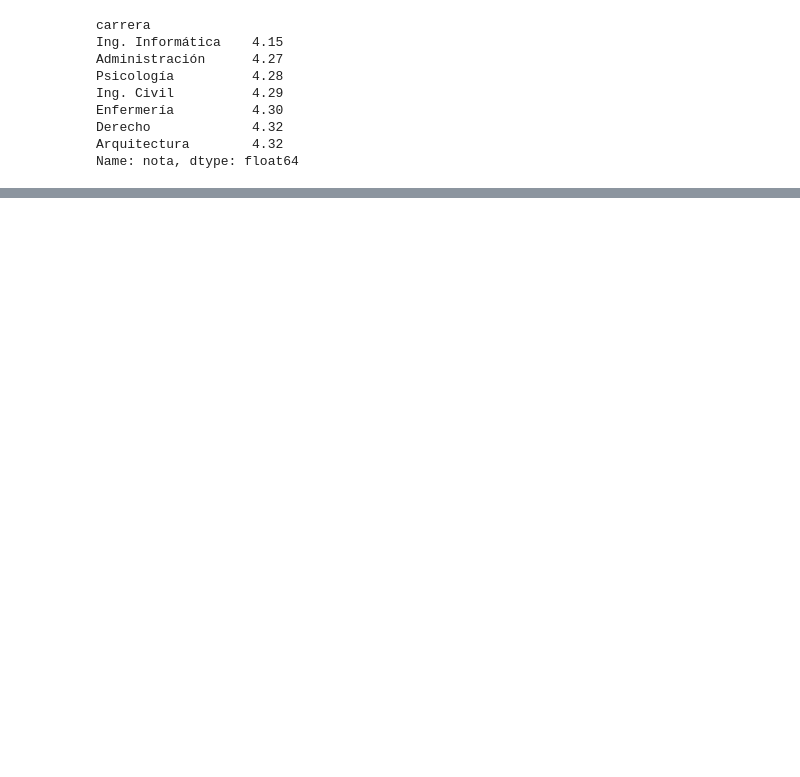
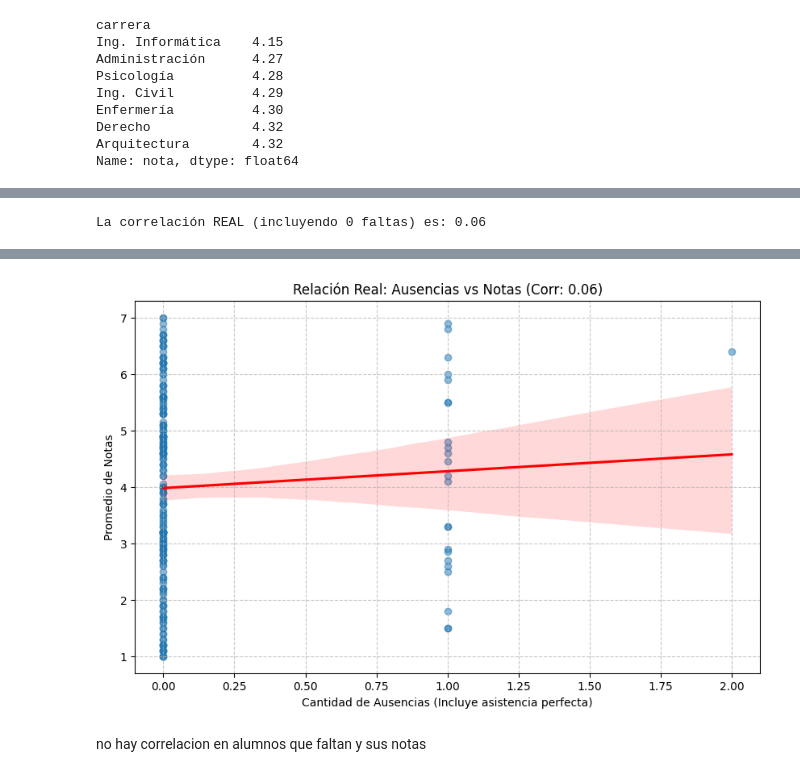
Before and after one commit to Unknumb/ev_parcial1ds_uribe, a Jupyter notebook: notebooks/dataset_evaluacion.ipynb, the cells around one changed output, grey strips where cells are left out. Drawn from its saved outputs; the diff is of its cells as text; code cells hidden in the pictures; blank space fills up the shorter version.

```diff
--- a/notebooks/dataset_evaluacion.ipynb
+++ b/notebooks/dataset_evaluacion.ipynb
@@ -204,0 +326,31 @@ Name: nota, dtype: float64
+# %%
+# --- LA FORMA CORRECTA DE CONTAR AUSENCIAS (INCLUYENDO LOS 0) ---
+# Creamos una columna matemática: Vale 1 si faltó, vale 0 si vino
+df_asistencia['es_ausente'] = (df_asistencia['estado_asistencia'] == 'AUSENTE').astype(int)
+
+# Sumamos esa columna por cada estudiante. ¡Los perfectos tendrán un 0!
+ausencias_reales = df_asistencia.groupby('id_inscripcion')['es_ausente'].sum().reset_index(name='total_ausencias')
+
+# --- EL CRUCE REAL ---
+# Unimos todos (los que faltaron y los de asistencia perfecta) con sus notas
+df_correlacion_real = pd.merge(ausencias_reales, notas_por_inscripcion, on='id_inscripcion')
+
+# --- RECALCULAMOS ---
+corr_real = df_correlacion_real['total_ausencias'].corr(df_correlacion_real['promedio_notas'])
+
+print(f"La correlación REAL (incluyendo 0 faltas) es: {corr_real:.2f}")
+
+# El gráfico definitivo
+import matplotlib.pyplot as plt
+import seaborn as sns
+
+plt.figure(figsize=(10, 6))
+sns.regplot(data=df_correlacion_real, x='total_ausencias', y='promedio_notas',
+            scatter_kws={'alpha':0.5}, line_kws={'color':'red'})
+plt.title(f'Relación Real: Ausencias vs Notas (Corr: {corr_real:.2f})')
+plt.xlabel('Cantidad de Ausencias (Incluye asistencia perfecta)')
+plt.ylabel('Promedio de Notas')
+plt.grid(True, linestyle='--', alpha=0.7)
+plt.show()
+# %% [output]
+La correlación REAL (incluyendo 0 faltas) es: 0.06
@@ -204,0 +358,3 @@ Name: nota, dtype: float64
+[figure, added]
+# %% [markdown]
+no hay correlacion en alumnos que faltan y sus notas
```
Also changed, not shown: parts of 10 cells of this notebook, 14 other files.
